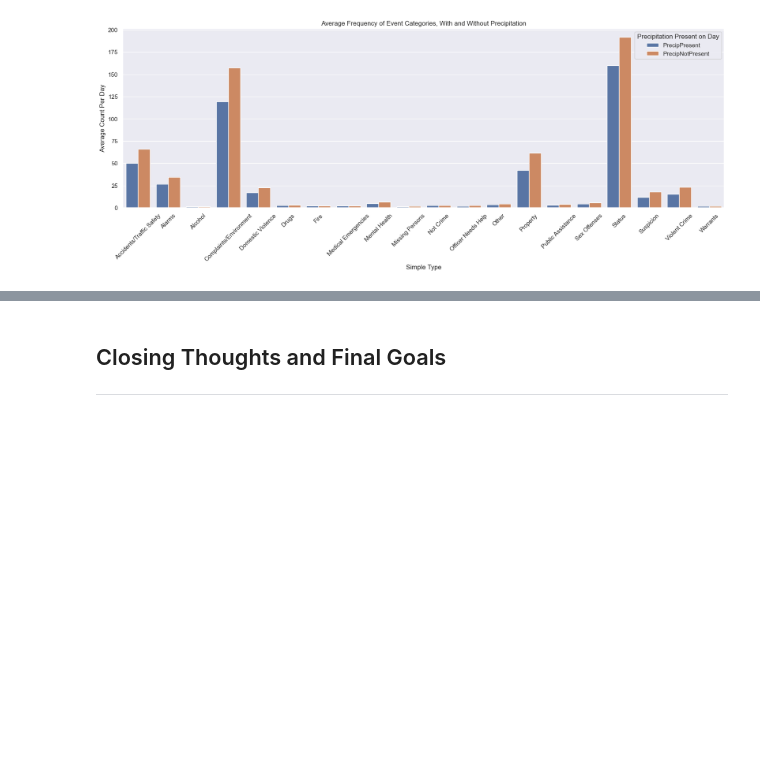
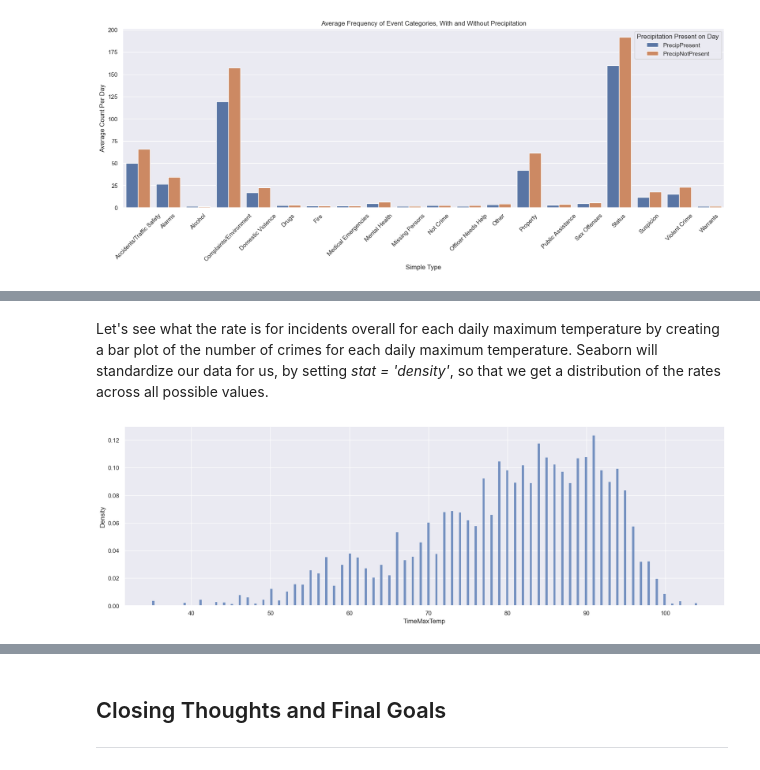
Before and after one commit to outlawhayden/weather-crime, a Jupyter notebook: notebooks/Milestone2.ipynb, the cells around one changed output, grey strips where cells are left out. Cells and saved outputs as stored; diff of their text form; code cells hidden in the pictures; blank space fills up the shorter version.

```diff
--- a/notebooks/Milestone2.ipynb
+++ b/notebooks/Milestone2.ipynb
@@ -1003,0 +908,7 @@ violence_map_below
+# %% [markdown]
+Let's see what the rate is for incidents overall for each daily maximum temperature by creating a bar plot of the number of crimes for each daily maximum temperature. Seaborn will standardize our data for us, by setting *stat = 'density'*, so that we get a distribution of the rates across all possible values.
+# %%
+plt.figure(figsize = (20,6))
+temp_hist = sns.histplot(data = temp_df, x = "TimeMaxTemp", stat = "density")
+# %% [output]
+[figure, added]
```
Also changed, not shown: parts of 99 cells of this notebook, 3 other files.
